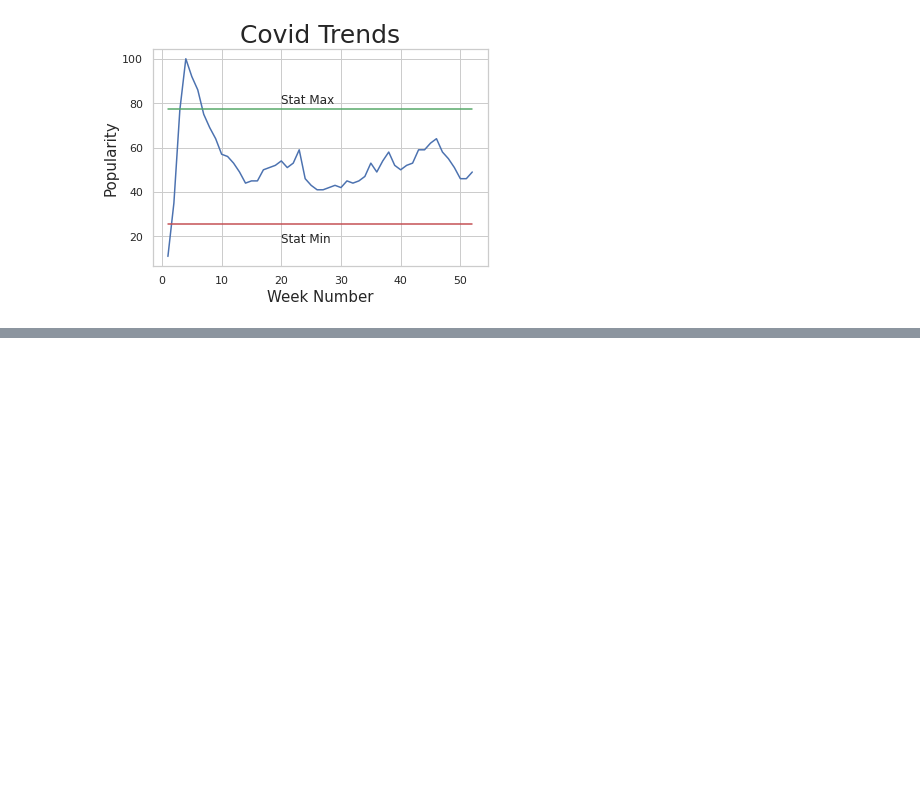
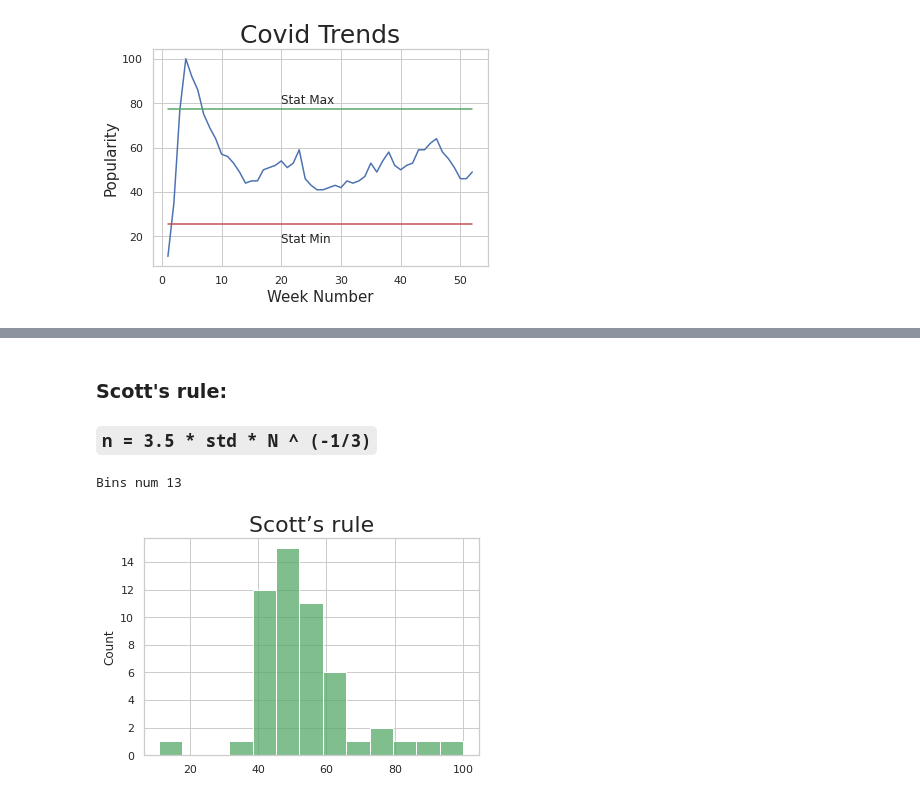
Before and after one commit to DimDimi4-and-fixiki/data_analysis, a Jupyter notebook: Covid_Trends/Confidence_intervals.ipynb, the cells around one changed output, grey strips where cells are left out. Drawn from its saved outputs; the diff is of its cells as text; code cells hidden in the pictures; blank space fills up the shorter version.

```diff
--- a/Covid_Trends/Confidence_intervals.ipynb
+++ b/Covid_Trends/Confidence_intervals.ipynb
@@ -109,0 +146,12 @@ Text(0, 0.5, 'Popularity')
+# %% [markdown]
+### Scott's rule:
+### `n = 3.5 * std * N ^ (-1/3)`
+# %%
+s = y.std()  # Standart Deviation
+bins_num = int(3.5 * s * rows_num ** (-1/3))  # using formula from the rule
+scott_hist = sns.histplot(y, bins=bins_num, color="g")  # Scott’s rule histogram
+scott_hist.set_title("Scott’s rule", fontsize=22)
+print("Bins num", bins_num)  # Prints num of bins
+# %% [output]
+Bins num 13
+[figure, added]
```
Also changed, not shown: parts of 9 cells of this notebook.
